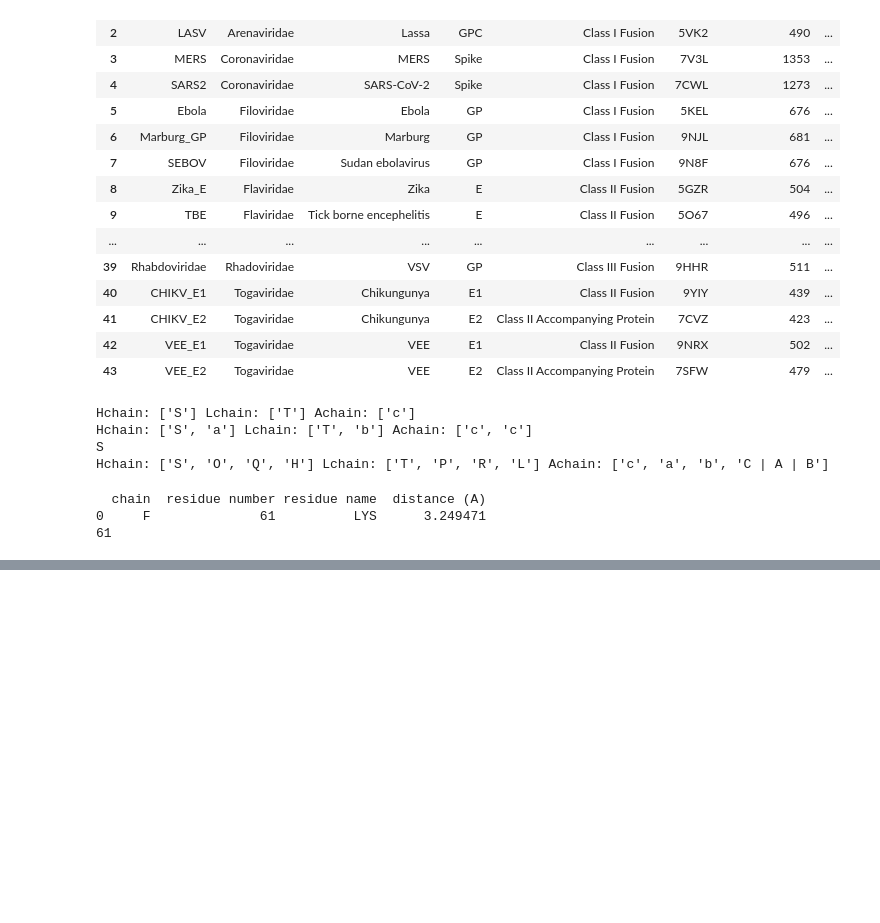
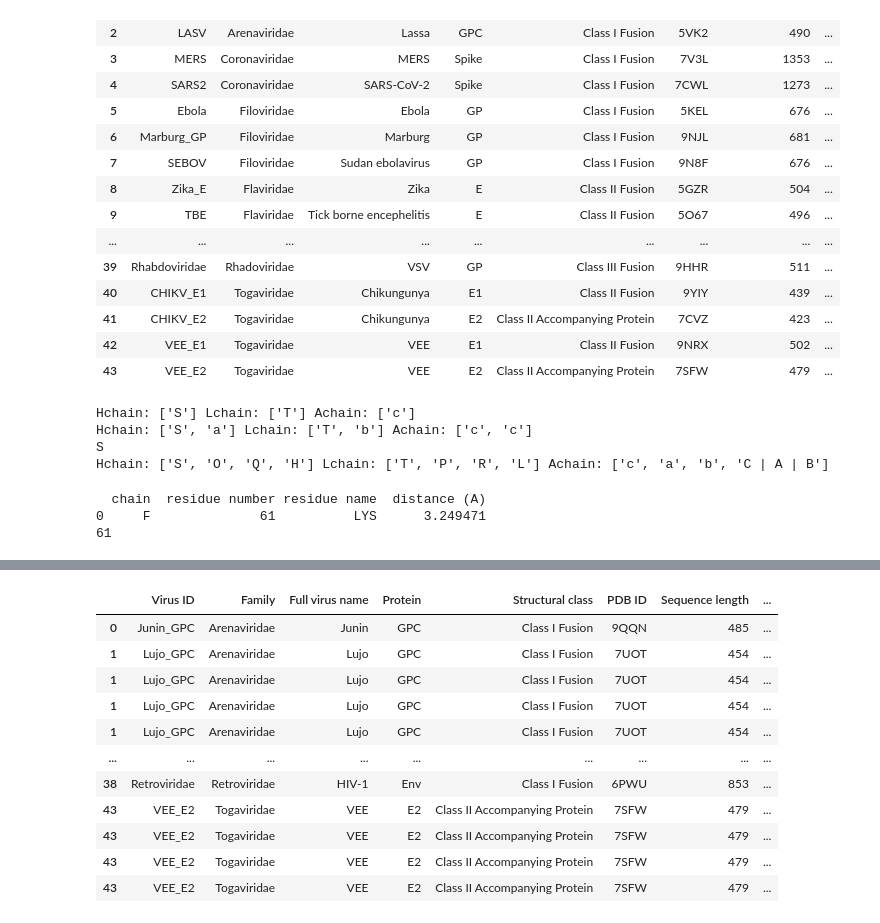
Before and after one commit to julia-wuuu/FP-Dreams, a Jupyter notebook: epitope_calculator.ipynb, the cells around one changed output, grey strips where cells are left out. Drawn from its saved outputs; the diff is of its cells as text; code cells hidden in the pictures; blank space fills up the shorter version.

Commit message:
updated with parsing_data function

```diff
--- a/epitope_calculator.ipynb
+++ b/epitope_calculator.ipynb
@@ -257,3 +254,80 @@ print(pymol_list)
   chain  residue number residue name  distance (A)
 0     F              61          LYS      3.249471
 61
+# %%
+def parsing_data(insert_df):
+    epitopes = []
+    df_new_rows = []
+    insert_df = insert_df.copy()
+
+    for i in tqdm(range(len(insert_df))):
+
+        pdb_id = insert_df.iloc[i, 5]
+
+        # have pdb id in who virus--> want to grab rows with same id in sabdab
+
+        sabdab_id = df_sabdab[df_sabdab["pdb"] == pdb_id]
+
+        for x in range(len(sabdab_id)):
+
+            Hchain = sabdab_id.iloc[x,1]
+            Lchain = sabdab_id.iloc[x,2]
+            Achain = sabdab_id.iloc[x,4] # row contents be a dictionary, key = chain, parse the dictionary instead
+
+            new_row = insert_df.iloc[i].copy()
+            new_row['Hchain'] = Hchain
+            new_row['Lchain'] = Lchain
+            new_row['Achain'] = Achain
+
+            # check A chain not B | C
+            if type(Achain) == float:
+                df_new_rows.append(new_row)
+                epitopes.append(None)
+                continue
+            elif len(Achain) > 1:
+                split = Achain.split('|')
+                multi_A = [i.strip() for i in split]
+                for A in multi_A:
+                    df, pymol_list = calculate_epitope(pdb_id, [Hchain, Lchain], [A], 5)
+                    # print(pymol_list)
+                    if type(pymol_list) == str:
+                        pymol_list_split = pymol_list.split('+')
+                        prefixed = (f'{A.lower()}{epitope}' for epitope in pymol_list_split)
+                        prefixed_plus = ('+'.join(prefixed))
+                        epitopes.append(prefixed_plus) # adding which chain its from
+                        df_new_rows.append(new_row)
+                    else:
+                        pass
+            else:
+                df, pymol_list = calculate_epitope(pdb_id, [Hchain, Lchain], [Achain], 5)
+                epitopes.append(pymol_list)
+                df_new_rows.append(new_row)
+
+
+            # eveeytime i append smt to epitopes, i wanna also make a new row
+
+            # print(Hchain, Lchain, Achain)
+
+
+    final_df = pd.DataFrame(df_new_rows)
+    print(f'len epitopes list: {len(epitopes)} and insert df: {len(df_new_rows)}')
+
+    final_df['epitope'] = epitopes
+    return final_df
+
+final_df = parsing_data(df_who)
+final_df
+
+
+# for df, make a list of chains
+# have a row for seq of antigen
+
+# BROOOOOOOOOOOOOOOOOON FML SO MANY FRICKING KEY ERRORS 5BQZ DOESNT HAVE THE FRICKING CHAIN
+
+# either add prefixes (c) or do it as a dictionary (KEEP ALL OF IT TOGETHER OR ELSE)
+
+# CROSSCHECK THE PDBS I HAVE WITH THE ONES IN THE WHO GITHUB https://github.com/debbiemarkslab/priority-viruses/tree/main/data/viral_dms_structures
+# make sure i include those pdbs
+
+# EVEscape, EVE, evolutionary coupling
+# %% [output]
@@ -259,0 +336,12 @@ print(pymol_list)
+|  | Virus ID | Family | Full virus name | Protein | Structural class | PDB ID | Sequence length | ... |
+| 0 | Junin_GPC | Arenaviridae | Junin | GPC | Class I Fusion | 9QQN | 485 | ... |
+| 1 | Lujo_GPC | Arenaviridae | Lujo | GPC | Class I Fusion | 7UOT | 454 | ... |
+| 1 | Lujo_GPC | Arenaviridae | Lujo | GPC | Class I Fusion | 7UOT | 454 | ... |
+| 1 | Lujo_GPC | Arenaviridae | Lujo | GPC | Class I Fusion | 7UOT | 454 | ... |
+| 1 | Lujo_GPC | Arenaviridae | Lujo | GPC | Class I Fusion | 7UOT | 454 | ... |
+| ... | ... | ... | ... | ... | ... | ... | ... | ... |
+| 38 | Retroviridae | Retroviridae | HIV-1 | Env | Class I Fusion | 6PWU | 853 | ... |
+| 43 | VEE_E2 | Togaviridae | VEE | E2 | Class II Accompanying Protein | 7SFW | 479 | ... |
+| 43 | VEE_E2 | Togaviridae | VEE | E2 | Class II Accompanying Protein | 7SFW | 479 | ... |
+| 43 | VEE_E2 | Togaviridae | VEE | E2 | Class II Accompanying Protein | 7SFW | 479 | ... |
+| 43 | VEE_E2 | Togaviridae | VEE | E2 | Class II Accompanying Protein | 7SFW | 479 | ... |
```
Also changed, not shown: parts of 3 cells of this notebook.
